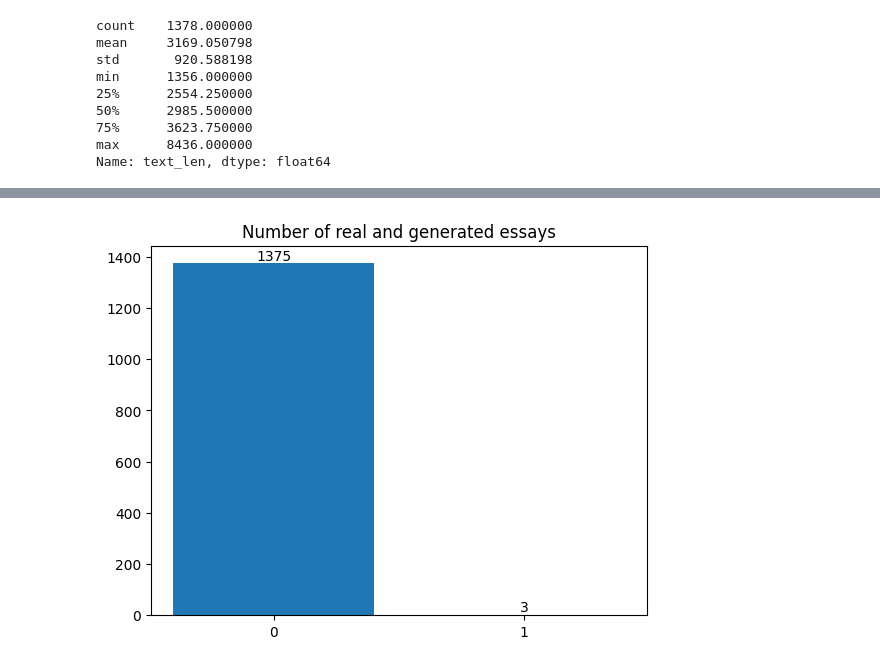
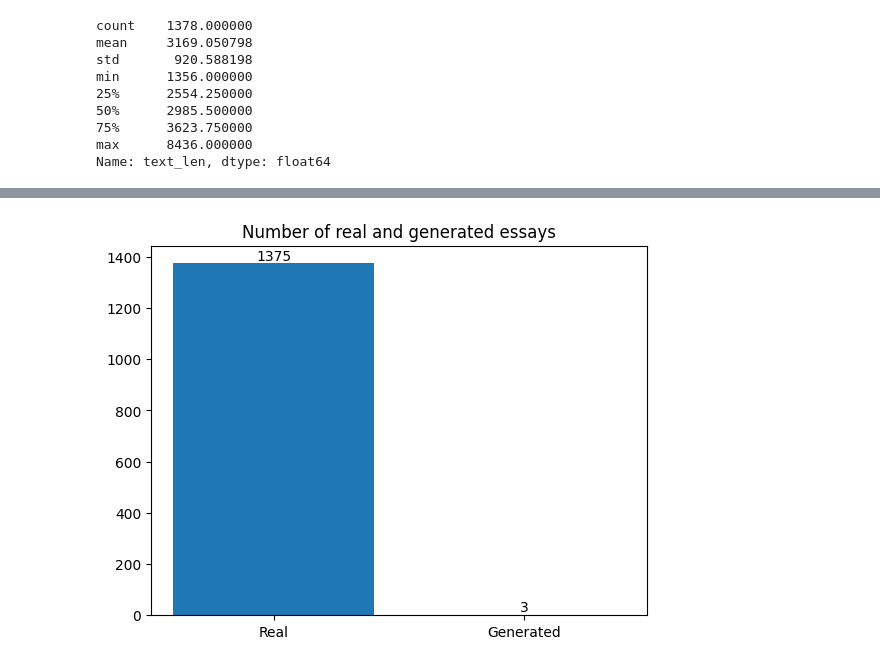
Before and after one commit to mik5owski/LLM---Detect-AI-Generated-Text, a Jupyter notebook: code.ipynb, the cells around one changed output, grey strips where cells are left out. Cells and saved outputs as stored; diff of their text form; code cells hidden in the pictures.

```diff
--- a/code.ipynb
+++ b/code.ipynb
@@ -61,11 +67,11 @@ plt.boxplot(df_train_an['text_len']);
 # %%
 class_counts = df_train_an.generated.value_counts().values
 class_names = df_train_an.generated.unique()
-tick = [0,1]
+tick = ['Real','Generated']
 
 fig, ax = plt.subplots()
 bars = ax.bar(class_names, class_counts, tick_label=tick)
 ax.bar_label(bars)
 plt.title('Number of real and generated essays');
 # %% [output]
-[figure, old version]
+[figure, new version]
```
Also changed, not shown: parts of 22 cells of this notebook, 6 other files.
